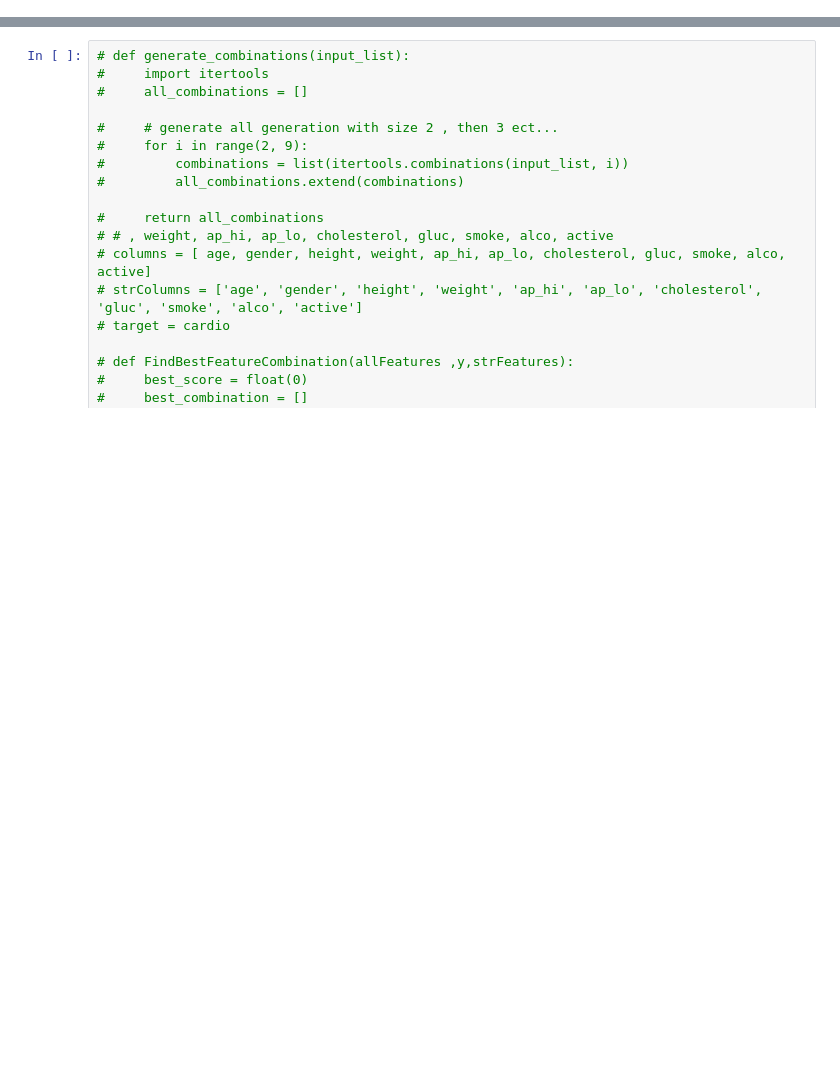
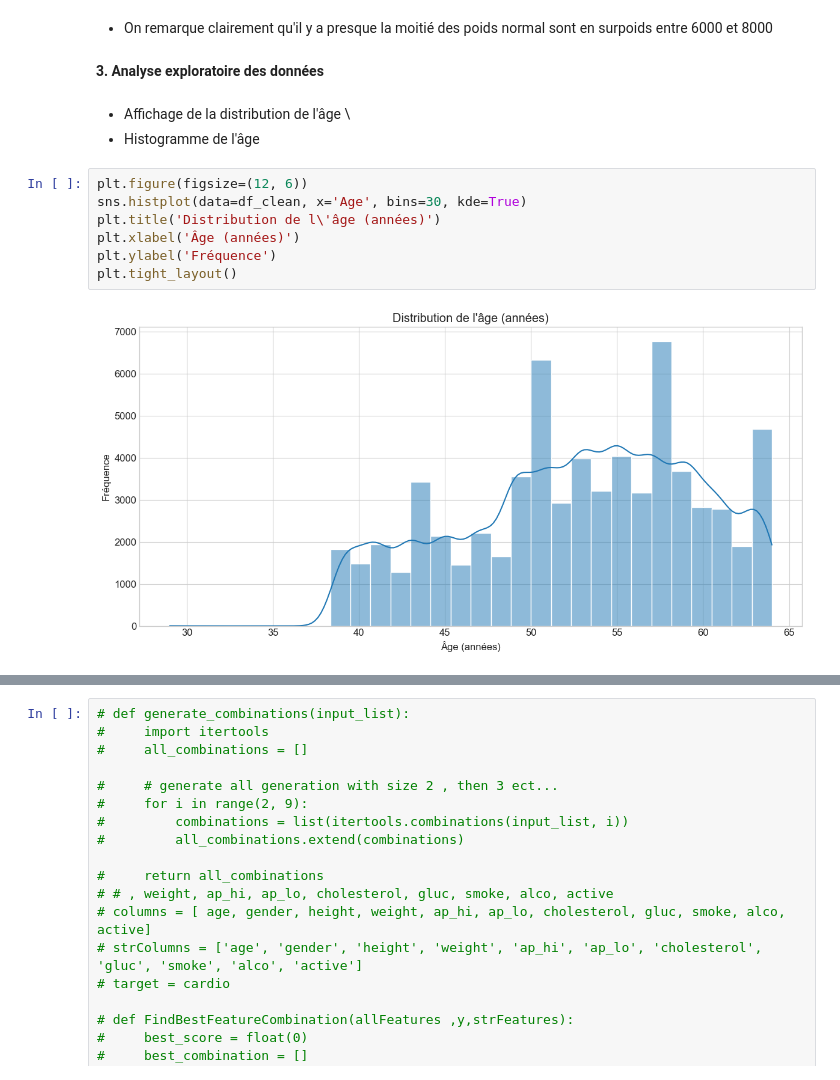
Before and after one commit to ines-lorquet/cardio-vasc-risks, a Jupyter notebook: logistic-regression.ipynb, the cells around one changed output, grey strips where cells are left out. Drawn from its saved outputs; the diff is of its cells as text; blank space fills up the shorter version.

```diff
--- a/logistic-regression.ipynb
+++ b/logistic-regression.ipynb
@@ -8,0 +264,16 @@ import numpy as np
+# %% [markdown]
+- On remarque clairement qu'il y a presque la moitié des poids normal sont en surpoids entre 6000 et 8000
+# %% [markdown]
+**3. Analyse exploratoire des données**
+# %% [markdown]
+- Affichage de la distribution de l'âge \
+- Histogramme de l'âge
+# %%
+plt.figure(figsize=(12, 6))
+sns.histplot(data=df_clean, x='Age', bins=30, kde=True)
+plt.title('Distribution de l\'âge (années)')
+plt.xlabel('Âge (années)')
+plt.ylabel('Fréquence')
+plt.tight_layout()
+# %% [output]
+[figure, added]
```
Also changed, not shown: parts of 55 cells of this notebook, 2 other files.
